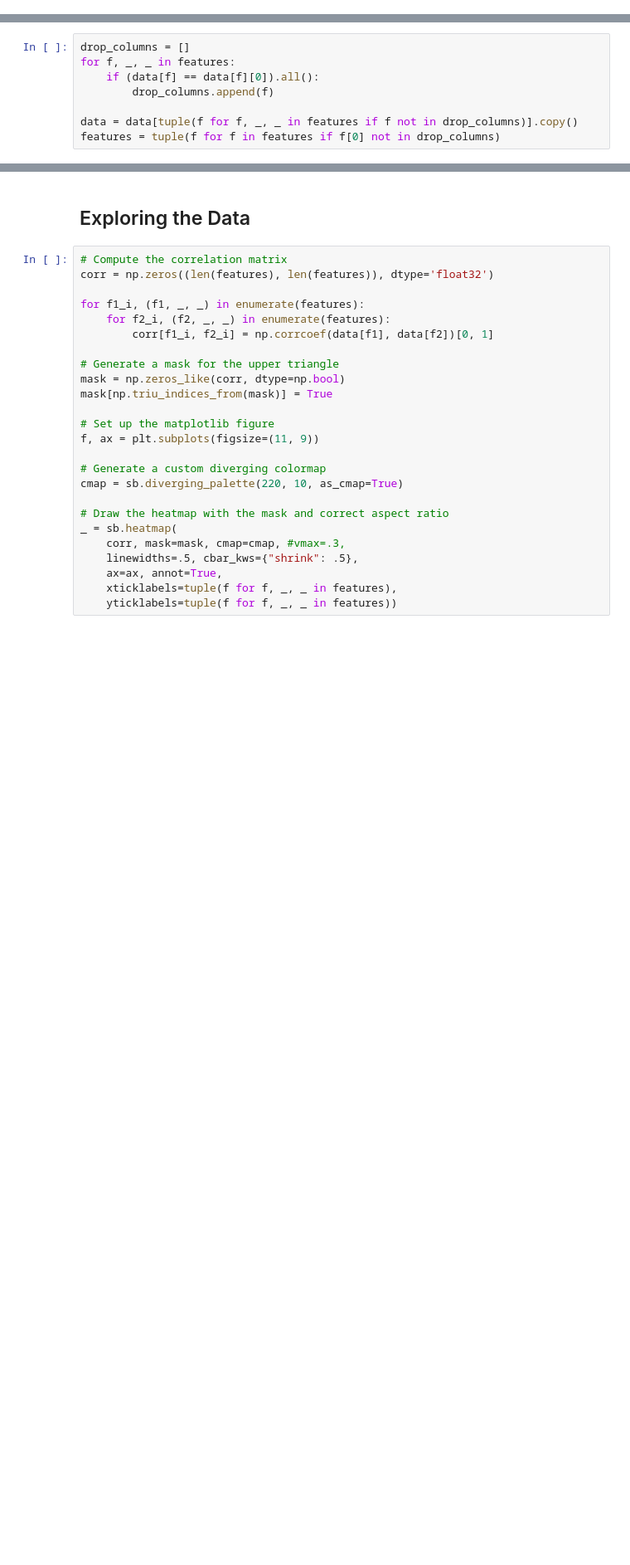
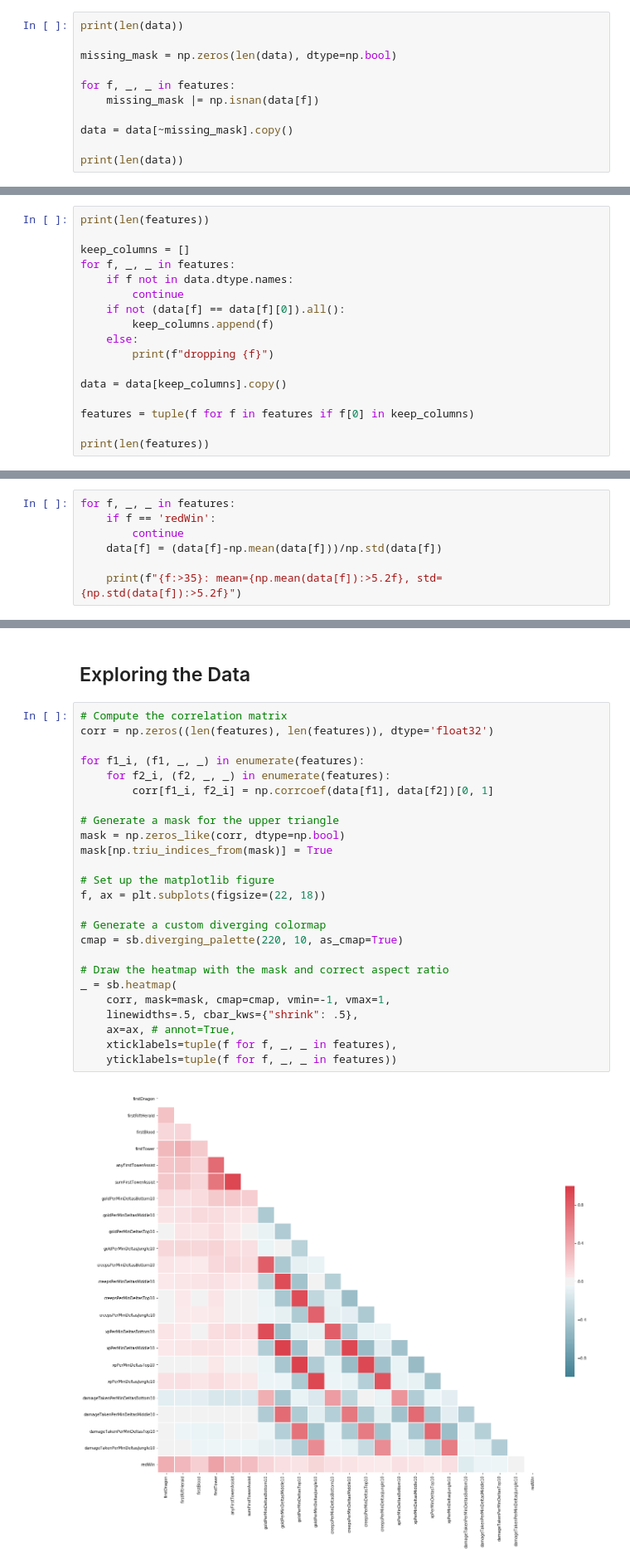
Before and after one commit to radmerti/notebooks, a Jupyter notebook: code/lol-win-factors.ipynb, the cells around one changed output, grey strips where cells are left out. Shown: that part at 83% size. Cells and saved outputs as stored; diff of their text form; blank space fills up the shorter version.

```diff
--- a/code/lol-win-factors.ipynb
+++ b/code/lol-win-factors.ipynb
@@ -177,0 +215,11 @@ with ThreadPoolExecutor() as executor:
+# %%
+print(len(data))
+
+missing_mask = np.zeros(len(data), dtype=np.bool)
+
+for f, _, _ in features:
+    missing_mask |= np.isnan(data[f])
+
+data = data[~missing_mask].copy()
+
+print(len(data))
@@ -184,10 +240,19 @@ data = data[:][((data['firstBlood'] != 0) | (data['firstTower'] != 0))].copy()
 # %% [markdown]
 Drop any columns that only have one value. They provide no information at all.
 # %%
-drop_columns = []
+print(len(features))
+
+keep_columns = []
 for f, _, _ in features:
-    if (data[f] == data[f][0]).all():
-        drop_columns.append(f)
+    if f not in data.dtype.names:
+        continue
+    if not (data[f] == data[f][0]).all():
+        keep_columns.append(f)
+    else:
+        print(f"dropping {f}")
 
-data = data[tuple(f for f, _, _ in features if f not in drop_columns)].copy()
-features = tuple(f for f in features if f[0] not in drop_columns)
+data = data[keep_columns].copy()
+
+features = tuple(f for f in features if f[0] in keep_columns)
+
+print(len(features))
@@ -193,0 +266,7 @@ features = tuple(f for f in features if f[0] not in drop_columns)
+# %%
+for f, _, _ in features:
+    if f == 'redWin':
+        continue
+    data[f] = (data[f]-np.mean(data[f]))/np.std(data[f])
+
+    print(f"{f:>35}: mean={np.mean(data[f]):>5.2f}, std={np.std(data[f]):>5.2f}")
@@ -196,25 +293,27 @@ features = tuple(f for f in features if f[0] not in drop_columns)
 # %%
 # Compute the correlation matrix
 corr = np.zeros((len(features), len(features)), dtype='float32')
 
 for f1_i, (f1, _, _) in enumerate(features):
     for f2_i, (f2, _, _) in enumerate(features):
         corr[f1_i, f2_i] = np.corrcoef(data[f1], data[f2])[0, 1]
 
 # Generate a mask for the upper triangle
 mask = np.zeros_like(corr, dtype=np.bool)
 mask[np.triu_indices_from(mask)] = True
 
 # Set up the matplotlib figure
-f, ax = plt.subplots(figsize=(11, 9))
+f, ax = plt.subplots(figsize=(22, 18))
 
 # Generate a custom diverging colormap
 cmap = sb.diverging_palette(220, 10, as_cmap=True)
 
 # Draw the heatmap with the mask and correct aspect ratio
 _ = sb.heatmap(
-    corr, mask=mask, cmap=cmap, #vmax=.3,
+    corr, mask=mask, cmap=cmap, vmin=-1, vmax=1,
     linewidths=.5, cbar_kws={"shrink": .5},
-    ax=ax, annot=True,
+    ax=ax, # annot=True,
     xticklabels=tuple(f for f, _, _ in features),
     yticklabels=tuple(f for f, _, _ in features))
+# %% [output]
+[figure, added]
```
Also changed, not shown: parts of 23 cells of this notebook, 1 other file.
